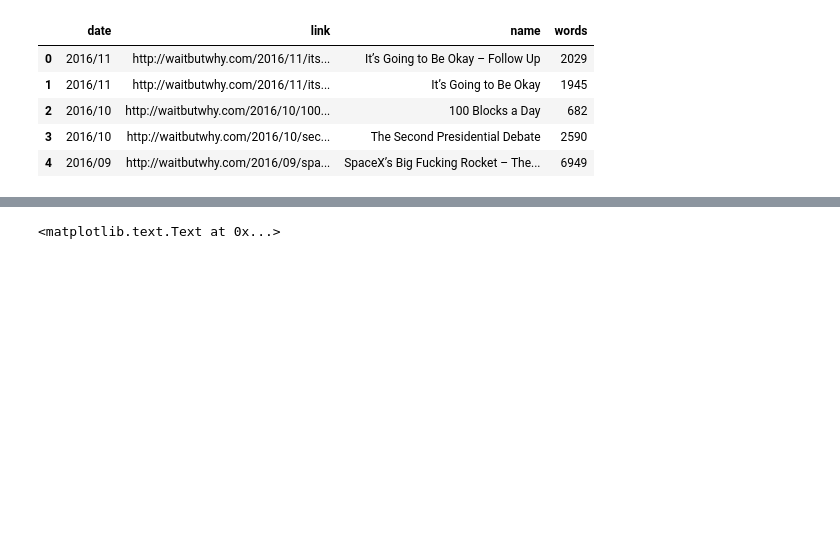
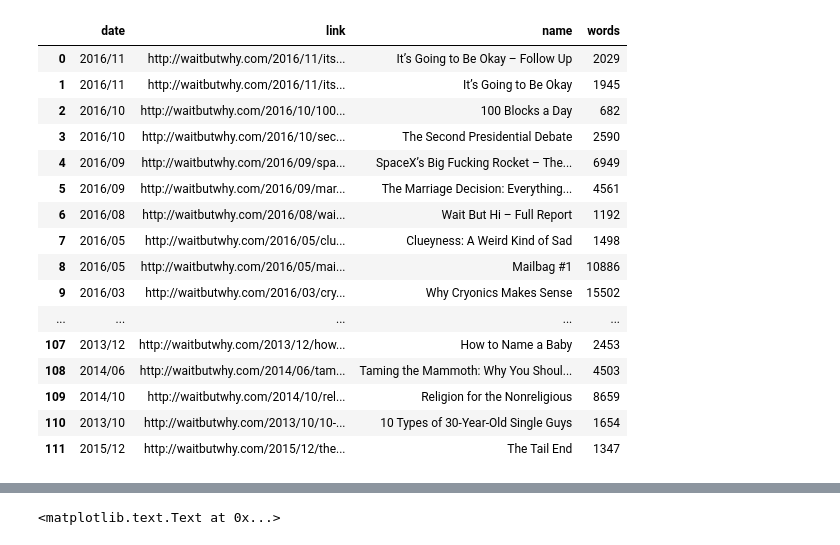
Before and after one commit to prihoda/notebooks, a Jupyter notebook: WBW Words.ipynb, the cells around one changed output, grey strips where cells are left out. Cells and saved outputs as stored; diff of their text form; code cells hidden in the pictures; blank space fills up the shorter version.

Commit message:
WBW Words

```diff
--- a/WBW Words.ipynb
+++ b/WBW Words.ipynb
@@ -5,6 +5,7 @@ import pandas as pd
 from pyquery import PyQuery as pq
 import requests
 import re
+pd.set_option('display.max_rows', 500)
 %matplotlib inline
 plt.style.use('ggplot')
 # %%
@@ -36,13 +37,24 @@ for month in months:
     words.append(0)
 # %%
 posts = pd.DataFrame({"name":names,"words":words,"link":links,"date":dates})
-posts.head()
+posts[posts['words']!=0]
 # %% [output]
 |  | date | link | name | words |
 | 0 | 2016/11 | http://waitbutwhy.com/2016/11/its... | It’s Going to Be Okay – Follow Up | 2029 |
 | 1 | 2016/11 | http://waitbutwhy.com/2016/11/its... | It’s Going to Be Okay | 1945 |
 | 2 | 2016/10 | http://waitbutwhy.com/2016/10/100... | 100 Blocks a Day | 682 |
 | 3 | 2016/10 | http://waitbutwhy.com/2016/10/sec... | The Second Presidential Debate | 2590 |
 | 4 | 2016/09 | http://waitbutwhy.com/2016/09/spa... | SpaceX’s Big Fucking Rocket – The... | 6949 |
+| 5 | 2016/09 | http://waitbutwhy.com/2016/09/mar... | The Marriage Decision: Everything... | 4561 |
+| 6 | 2016/08 | http://waitbutwhy.com/2016/08/wai... | Wait But Hi – Full Report | 1192 |
+| 7 | 2016/05 | http://waitbutwhy.com/2016/05/clu... | Clueyness: A Weird Kind of Sad | 1498 |
+| 8 | 2016/05 | http://waitbutwhy.com/2016/05/mai... | Mailbag #1 | 10886 |
+| 9 | 2016/03 | http://waitbutwhy.com/2016/03/cry... | Why Cryonics Makes Sense | 15502 |
+| ... | ... | ... | ... | ... |
+| 107 | 2013/12 | http://waitbutwhy.com/2013/12/how... | How to Name a Baby | 2453 |
+| 108 | 2014/06 | http://waitbutwhy.com/2014/06/tam... | Taming the Mammoth: Why You Shoul... | 4503 |
+| 109 | 2014/10 | http://waitbutwhy.com/2014/10/rel... | Religion for the Nonreligious | 8659 |
+| 110 | 2013/10 | http://waitbutwhy.com/2013/10/10-... | 10 Types of 30-Year-Old Single Guys | 1654 |
+| 111 | 2015/12 | http://waitbutwhy.com/2015/12/the... | The Tail End | 1347 |
 # %%
 monthly = posts.groupby('date').sum()
```
Also changed, not shown: parts of 1 cell of this notebook.
